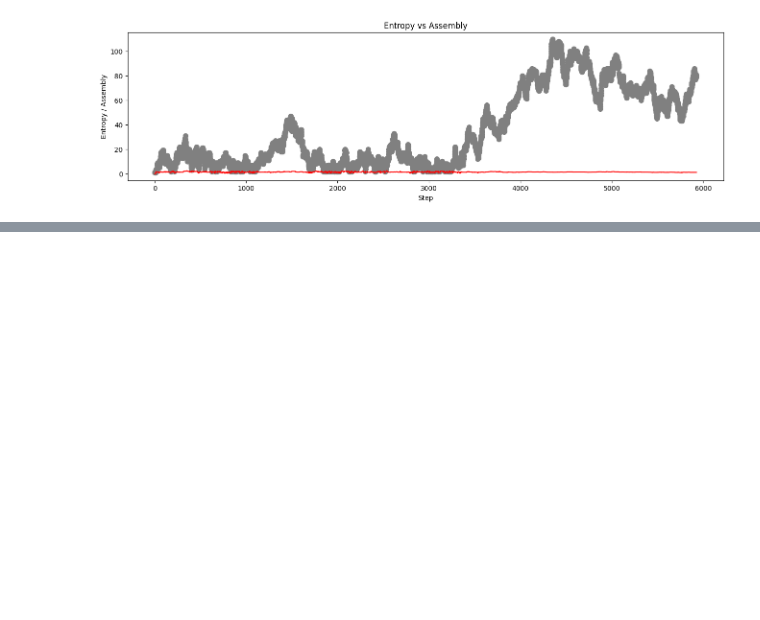
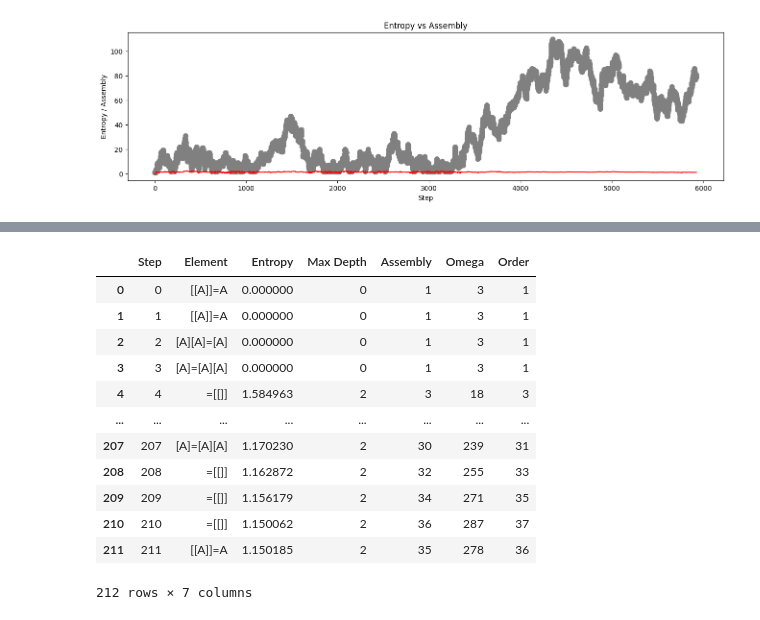
Before and after one commit to adamblvck/LawsOfForm-Simulator, a Jupyter notebook: animation/test.ipynb, the cells around one changed output, grey strips where cells are left out. Saved outputs shown, nothing was run; the diff lists cells and outputs as text; code cells hidden in the pictures; blank space fills up the shorter version.

```diff
--- a/animation/test.ipynb
+++ b/animation/test.ipynb
@@ -199,0 +255,16 @@ plt.show()
+# %%
+data_17
+# %% [output]
+|  | Step | Element | Entropy | Max Depth | Assembly | Omega | Order |
+| 0 | 0 | [[A]]=A | 0.000000 | 0 | 1 | 3 | 1 |
+| 1 | 1 | [[A]]=A | 0.000000 | 0 | 1 | 3 | 1 |
+| 2 | 2 | [A][A]=[A] | 0.000000 | 0 | 1 | 3 | 1 |
+| 3 | 3 | [A]=[A][A] | 0.000000 | 0 | 1 | 3 | 1 |
+| 4 | 4 | =[[]] | 1.584963 | 2 | 3 | 18 | 3 |
+| ... | ... | ... | ... | ... | ... | ... | ... |
+| 207 | 207 | [A]=[A][A] | 1.170230 | 2 | 30 | 239 | 31 |
+| 208 | 208 | =[[]] | 1.162872 | 2 | 32 | 255 | 33 |
+| 209 | 209 | =[[]] | 1.156179 | 2 | 34 | 271 | 35 |
+| 210 | 210 | =[[]] | 1.150062 | 2 | 36 | 287 | 37 |
+| 211 | 211 | [[A]]=A | 1.150185 | 2 | 35 | 278 | 36 |
+212 rows × 7 columns
```
Also changed, not shown: parts of 6 cells of this notebook, 9 other files.
